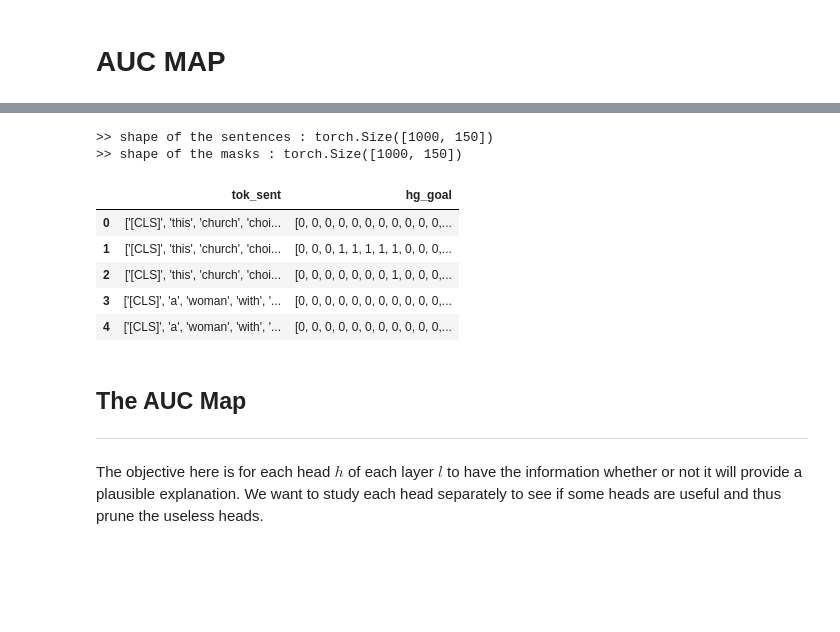
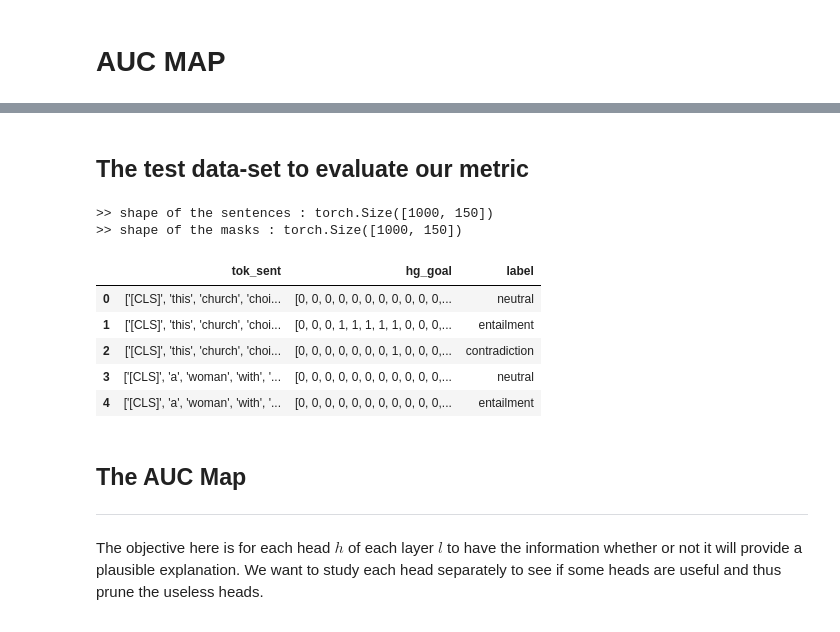
Before and after one commit to lolofo/stage_4_gm, a Jupyter notebook: attention_algorithms/notebooks/AUC Head Map.ipynb, the cells around one changed output, grey strips where cells are left out. Saved outputs shown, nothing was run; the diff lists cells and outputs as text; code cells hidden in the pictures; blank space fills up the shorter version.

```diff
--- a/attention_algorithms/notebooks/AUC Head Map.ipynb
+++ b/attention_algorithms/notebooks/AUC Head Map.ipynb
@@ -76,6 +77,8 @@ BertNliLight(
   (test_acc): Accuracy()
   (criterion): CrossEntropyLoss()
 )
+# %% [markdown]
+## The test data-set to evaluate our metric
 # %%
 # load the data
 data_set = SnliDataset(dir=test_dir, nb_sentences=1000, msg=False)
@@ -91,15 +94,15 @@ print(f">> shape of the masks : {masks.shape}")
 # %%
 # the data we annotated.
 e_snli_data = pd.read_csv(os.path.join('.cache', 'raw_data', 'e_snli', 'cleaned_data', 'test.csv'), sep=",")\
-    [["tok_sent", "hg_goal"]]
+    [["tok_sent", "hg_goal","label"]]
 e_snli_data.head()
 # %% [output]
-|  | tok_sent | hg_goal |
-| 0 | ['[CLS]', 'this', 'church', 'choi... | [0, 0, 0, 0, 0, 0, 0, 0, 0, 0, 0,... |
-| 1 | ['[CLS]', 'this', 'church', 'choi... | [0, 0, 0, 1, 1, 1, 1, 1, 0, 0, 0,... |
-| 2 | ['[CLS]', 'this', 'church', 'choi... | [0, 0, 0, 0, 0, 0, 0, 1, 0, 0, 0,... |
-| 3 | ['[CLS]', 'a', 'woman', 'with', '... | [0, 0, 0, 0, 0, 0, 0, 0, 0, 0, 0,... |
-| 4 | ['[CLS]', 'a', 'woman', 'with', '... | [0, 0, 0, 0, 0, 0, 0, 0, 0, 0, 0,... |
+|  | tok_sent | hg_goal | label |
+| 0 | ['[CLS]', 'this', 'church', 'choi... | [0, 0, 0, 0, 0, 0, 0, 0, 0, 0, 0,... | neutral |
+| 1 | ['[CLS]', 'this', 'church', 'choi... | [0, 0, 0, 1, 1, 1, 1, 1, 0, 0, 0,... | entailment |
+| 2 | ['[CLS]', 'this', 'church', 'choi... | [0, 0, 0, 0, 0, 0, 0, 1, 0, 0, 0,... | contradiction |
+| 3 | ['[CLS]', 'a', 'woman', 'with', '... | [0, 0, 0, 0, 0, 0, 0, 0, 0, 0, 0,... | neutral |
+| 4 | ['[CLS]', 'a', 'woman', 'with', '... | [0, 0, 0, 0, 0, 0, 0, 0, 0, 0, 0,... | entailment |
 # %% [markdown]
 ## The AUC Map
 
```
Also changed, not shown: parts of 17 cells of this notebook, 3 other files.
